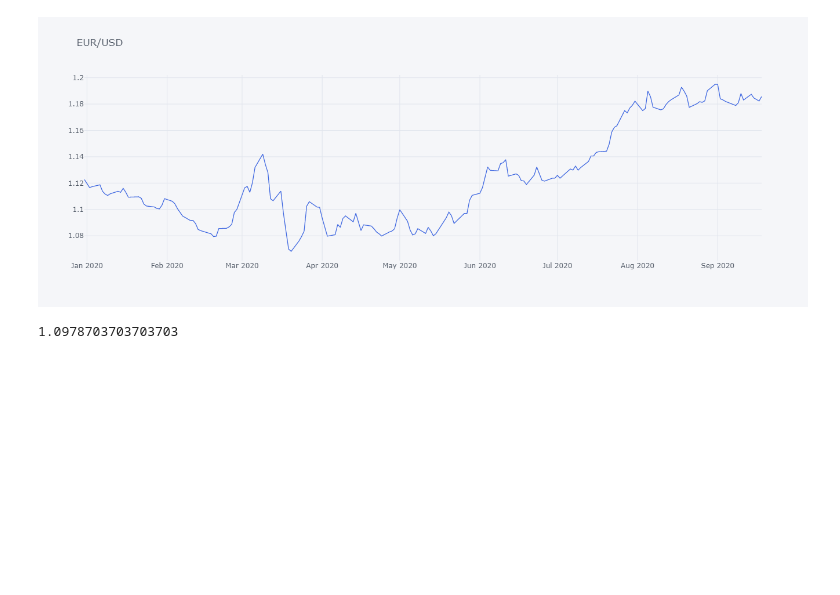
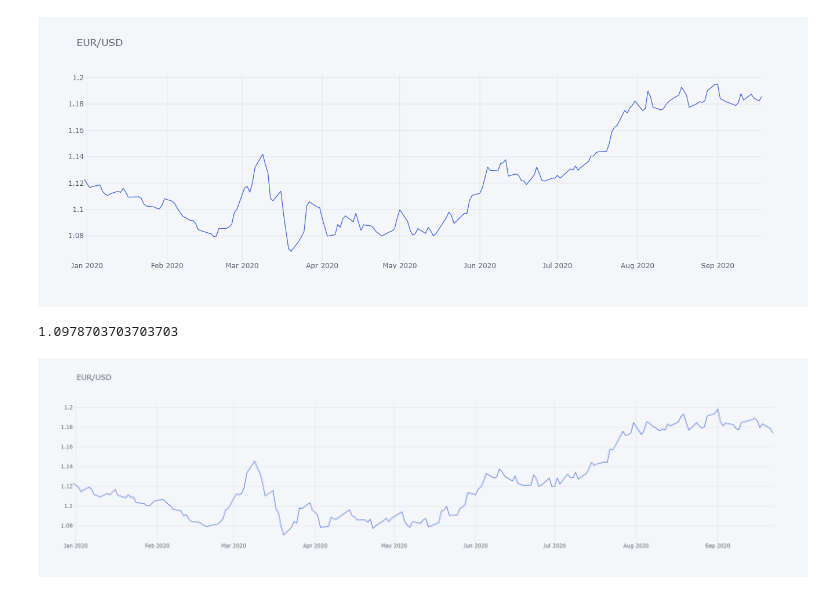
Before and after one commit to LuisSousaSilva/Articles_and_studies, a Jupyter notebook: MSCI USA com e sem hedge.ipynb, the cells around one changed output. Cells and saved outputs as stored; diff of their text form; code cells hidden in the pictures; blank space fills up the shorter version.

```diff
--- a/MSCI USA com e sem hedge.ipynb
+++ b/MSCI USA com e sem hedge.ipynb
@@ -65,6 +67,8 @@ EUR_USD.iplot(dimensions=pl.dimensions, color='royalblue', title='EUR/USD')
 1.0978703703703703
 # %%
 import pandas_datareader as pdr
-EUR_USD = pdr.get_data_fred('DEXUSEU')['2019-12-31':].dropna()
+EUR_USD = quandl.get("ECB/EURUSD", authtoken="HU7i-qDWTo-fWcBzRZ_f")['2019-12-31':]
 EUR_USD.to_csv('EUR_USD.csv')
 EUR_USD.iplot(dimensions=pl.dimensions, color='royalblue', title='EUR/USD')
+# %% [output]
+[figure, added]
```
Also changed, not shown: parts of 1 cell of this notebook, 1 other file.
